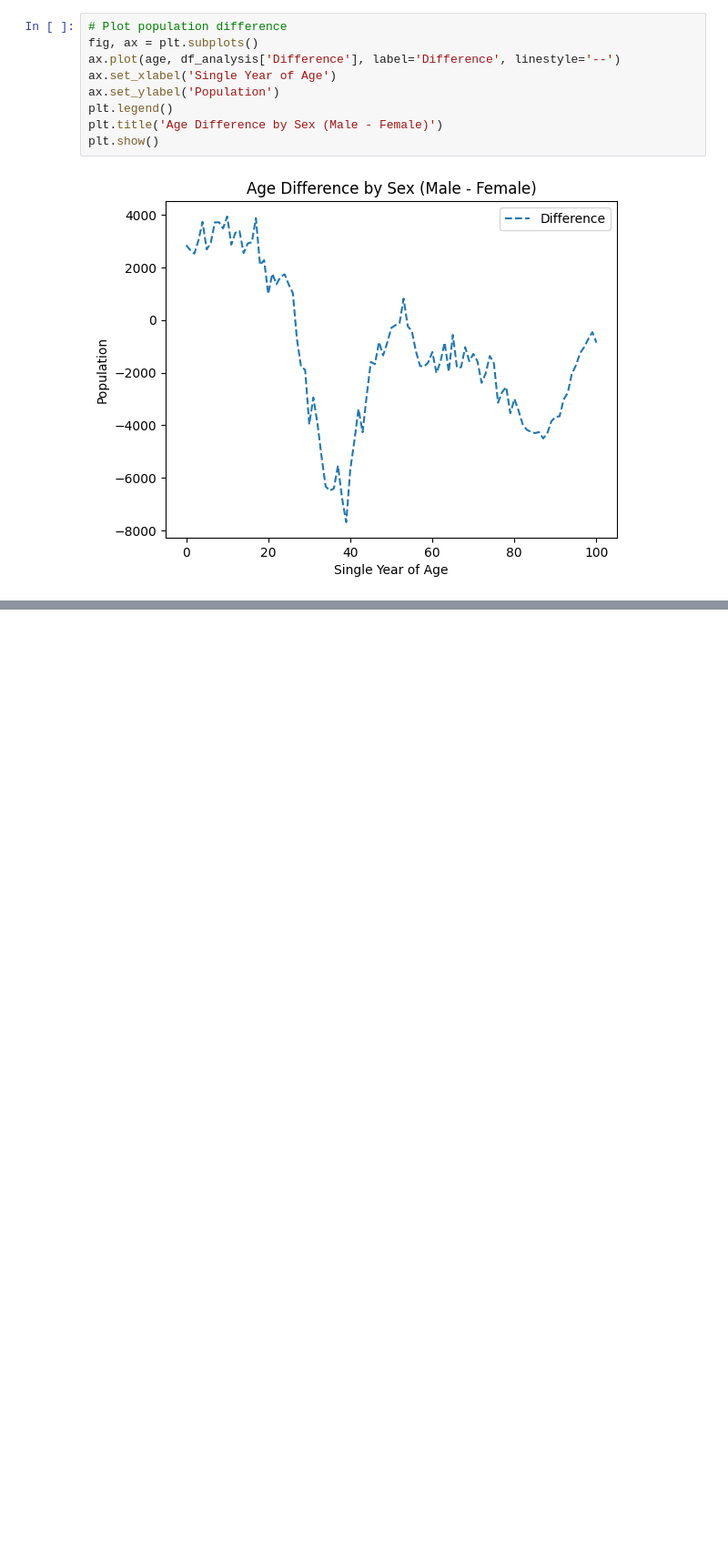
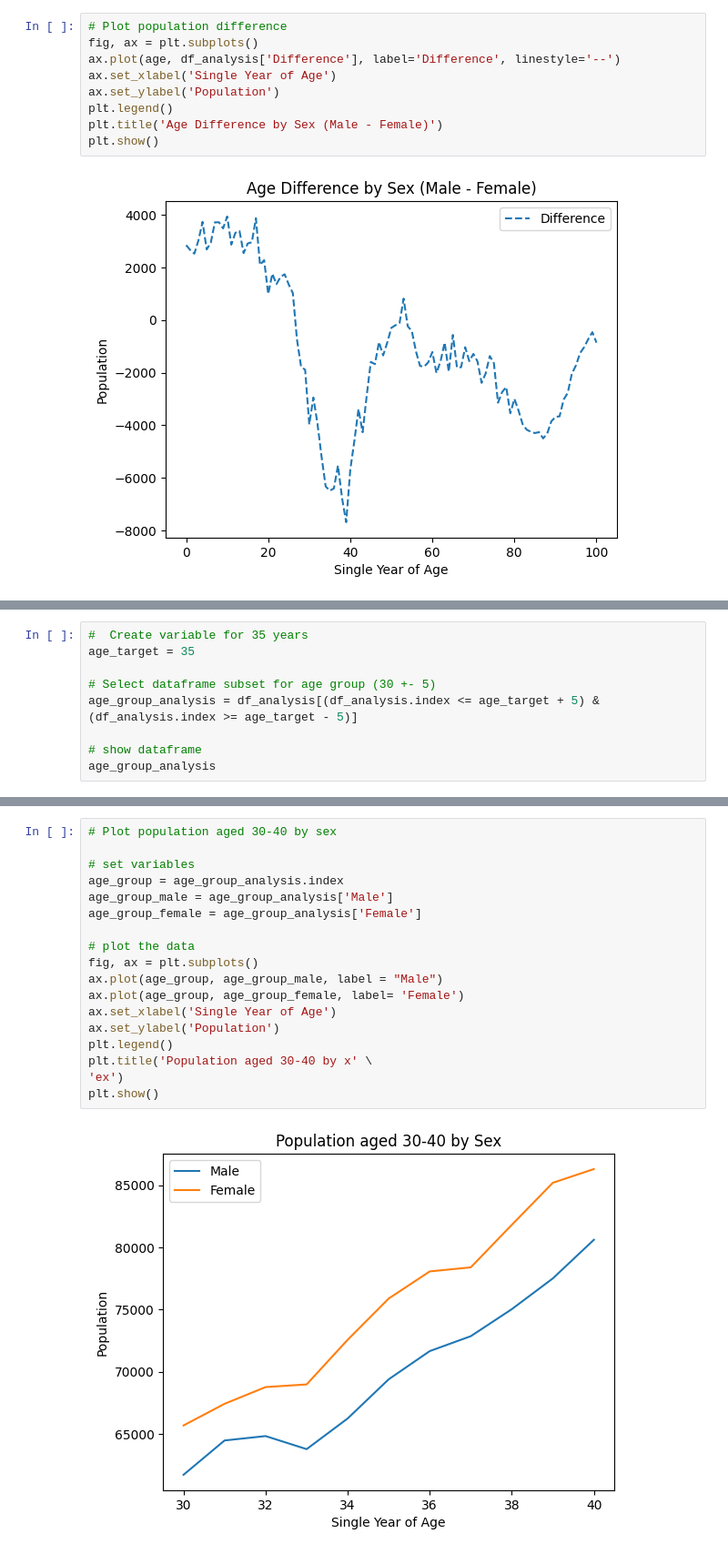
Before and after one commit to irenecelebrin/programming-for-data-analytics, a Jupyter notebook: my-tasks/assignment05-population.ipynb, the cells around one changed output, grey strips where cells are left out. Shown at 91% size. Saved outputs shown, nothing was run; the diff lists cells and outputs as text; blank space fills up the shorter version.

```diff
--- a/my-tasks/assignment05-population.ipynb
+++ b/my-tasks/assignment05-population.ipynb
@@ -226,0 +221,9 @@ plt.show()
+# %%
+#  Create variable for 35 years
+age_target = 35
+
+# Select dataframe subset for age group (30 +- 5)
+age_group_analysis = df_analysis[(df_analysis.index <= age_target + 5) & (df_analysis.index >= age_target - 5)]
+
+# show dataframe
+age_group_analysis
@@ -226,0 +258,20 @@ plt.show()
+# %%
+# Plot population aged 30-40 by sex
+
+# set variables
+age_group = age_group_analysis.index
+age_group_male = age_group_analysis['Male']
+age_group_female = age_group_analysis['Female']
+
+# plot the data
+fig, ax = plt.subplots()
+ax.plot(age_group, age_group_male, label = "Male")
+ax.plot(age_group, age_group_female, label= 'Female')
+ax.set_xlabel('Single Year of Age')
+ax.set_ylabel('Population')
+plt.legend()
+plt.title('Population aged 30-40 by x' \
+'ex')
+plt.show()
+# %% [output]
+[figure, added]
```
Also changed, not shown: parts of 9 cells of this notebook, 2 other files.
